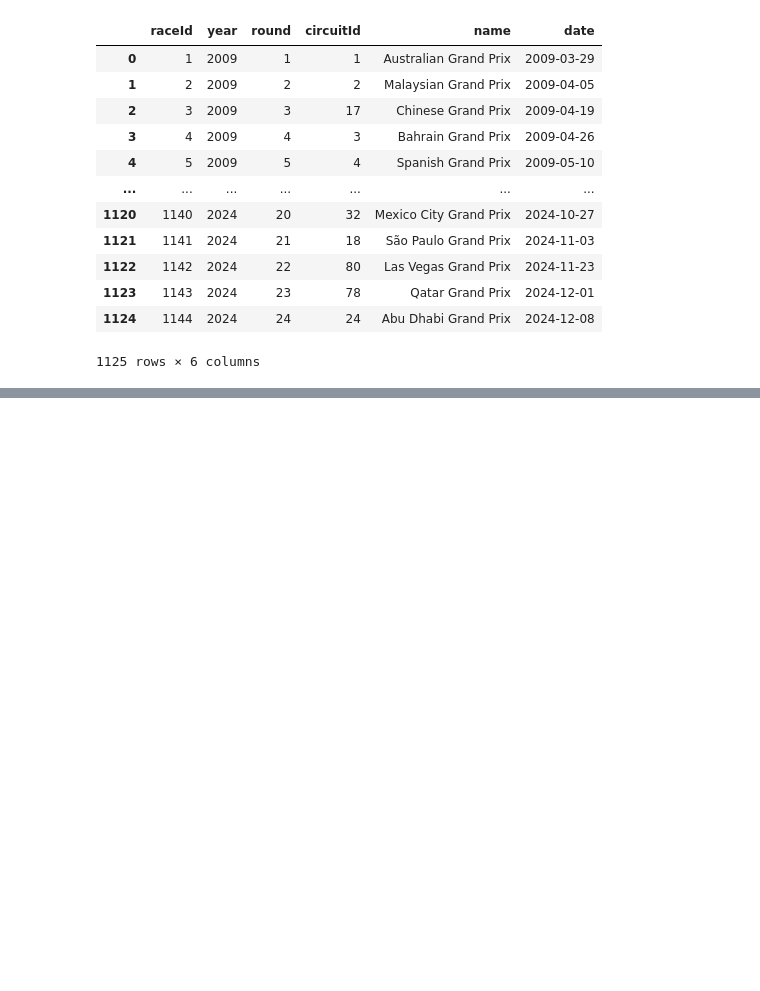
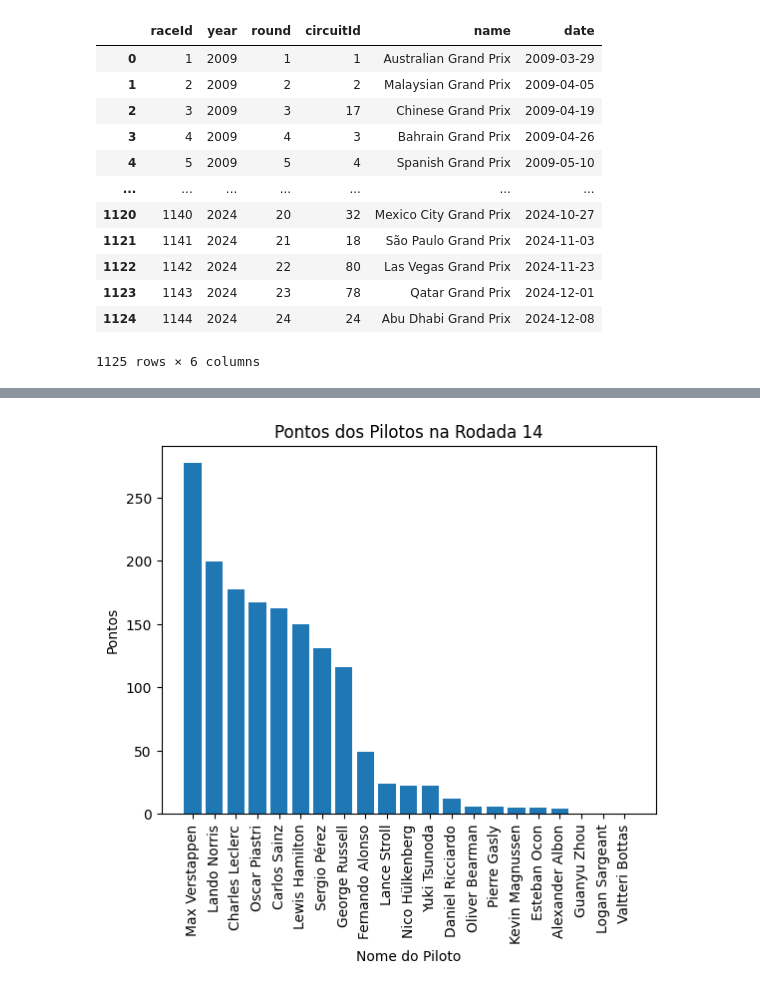
Before and after one commit to matheusfsanna/dados_f1, a Jupyter notebook: f1_stats.ipynb, the cells around one changed output, grey strips where cells are left out. Drawn from its saved outputs; the diff is of its cells as text; code cells hidden in the pictures; blank space fills up the shorter version.

```diff
--- a/f1_stats.ipynb
+++ b/f1_stats.ipynb
@@ -212,0 +195,3 @@ classificacao.to_csv('classificacao.csv', index=False)
+# %%
+classificacao_2024 = classificacao[classificacao['year'] == 2024]
+classificacao_2024
@@ -212,0 +215,9 @@ classificacao.to_csv('classificacao.csv', index=False)
+# %%
+# Filtra o DataFrame para a rodada 14
+round_14 = classificacao_2024[classificacao_2024['round'] == 14]
+
+# Seleciona as colunas 'nome_completo' e 'points'
+pontos_round_14 = round_14[['nome_completo', 'points']]
+
+# Exibe o resultado
+print(pontos_round_14)
@@ -212,0 +242,18 @@ classificacao.to_csv('classificacao.csv', index=False)
+# %%
+# Cria o gráfico de barras
+plt.bar(pontos_round_14['nome_completo'], pontos_round_14['points'])
+
+# Define o título do gráfico
+plt.title('Pontos dos Pilotos na Rodada 14')
+
+# Define os rótulos dos eixos
+plt.xlabel('Nome do Piloto')
+plt.ylabel('Pontos')
+
+# Rotaciona os rótulos do eixo x para melhor visualização
+plt.xticks(rotation=90)
+
+# Exibe o gráfico
+plt.show()
+# %% [output]
+[figure, added]
```
Also changed, not shown: parts of 9 cells of this notebook.
